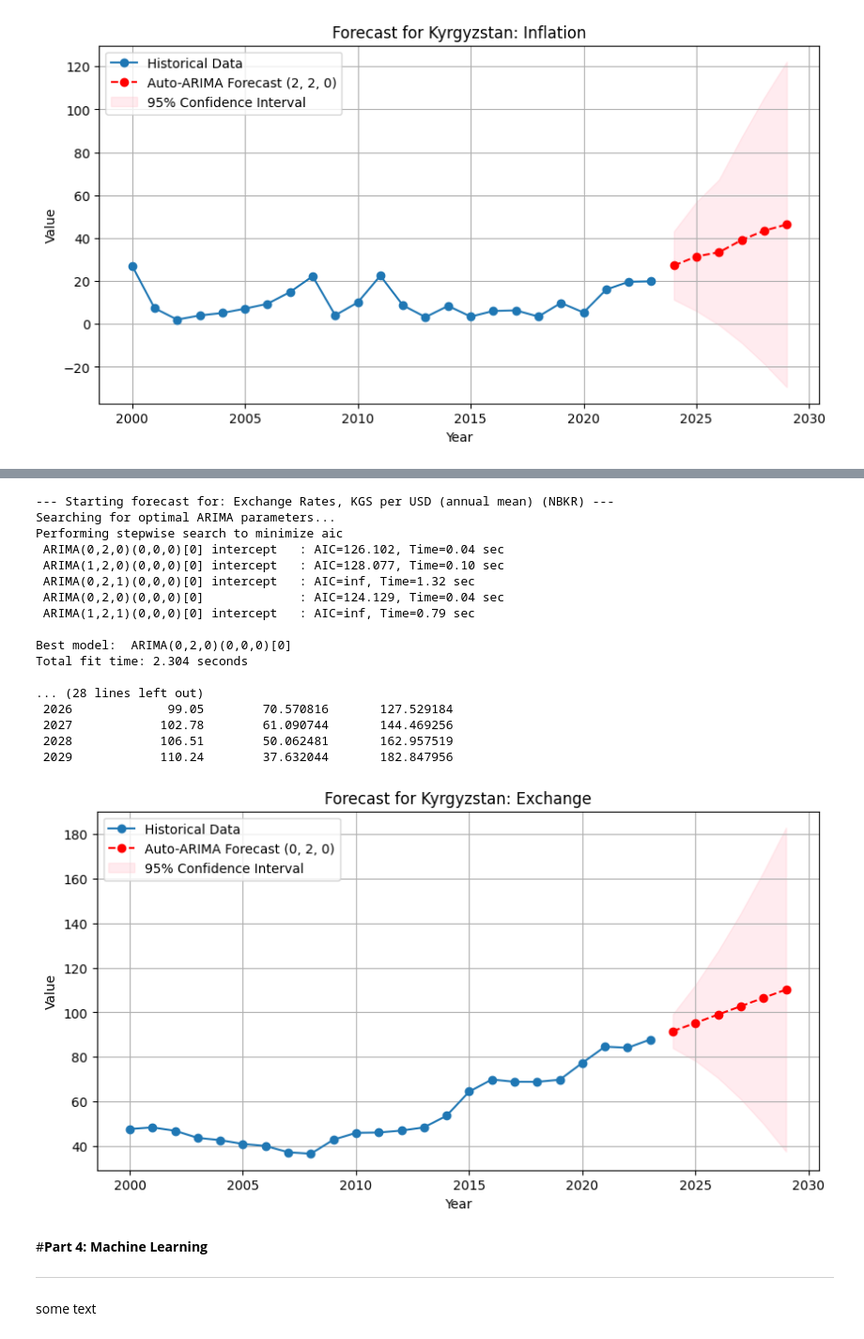
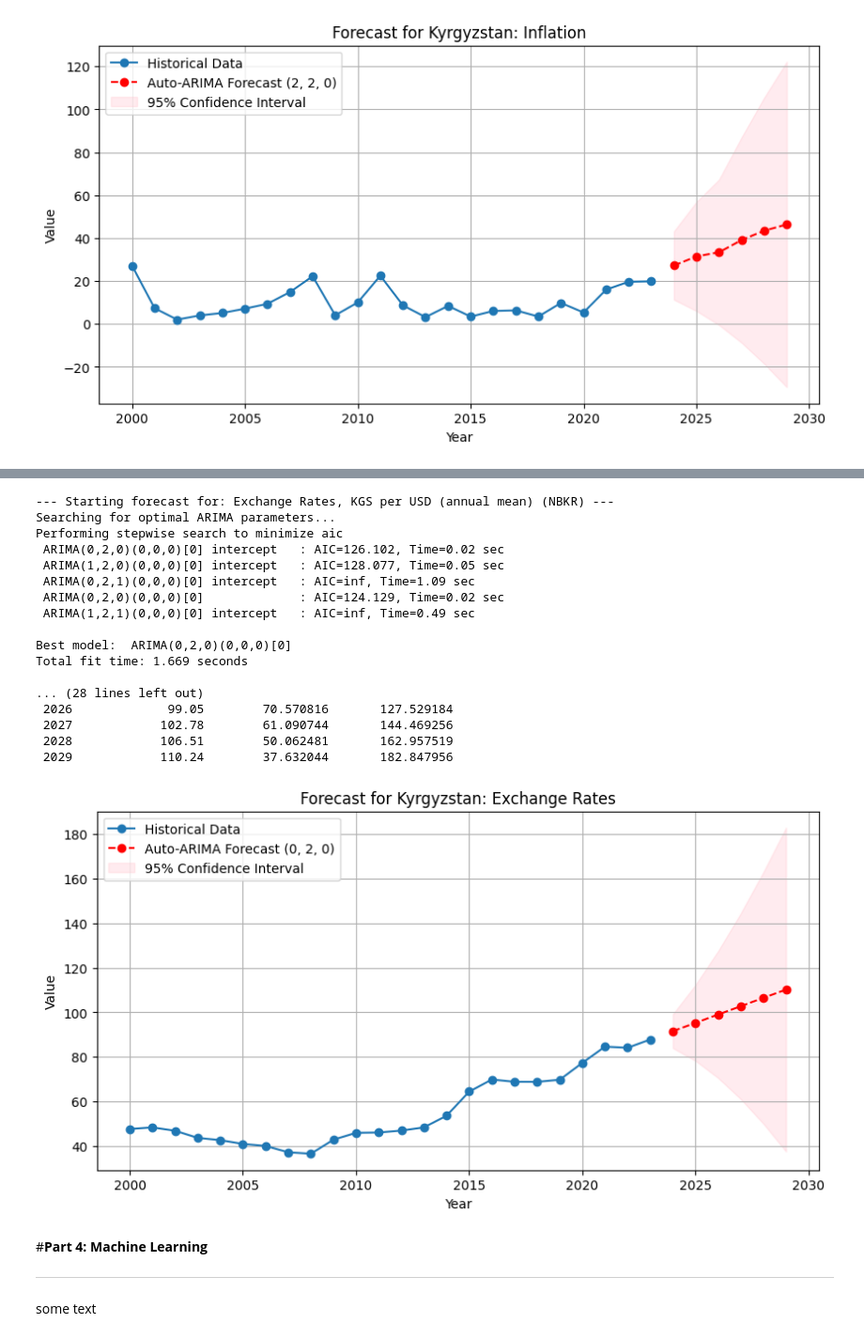
Before and after one commit to ilimkka/DiplomaWork2026Ilim, a Jupyter notebook: DiplomaWorkMain_Ilim.ipynb, the cells around one changed output, grey strips where cells are left out. Shown at 94% size. Saved outputs shown, nothing was run; the diff lists cells and outputs as text; code cells hidden in the pictures.

```diff
--- a/DiplomaWorkMain_Ilim.ipynb
+++ b/DiplomaWorkMain_Ilim.ipynb
@@ -993,41 +1228,41 @@ forecast_df = pd.DataFrame({
     'Upper_Bound_95%': confidence_intervals[:, 1]
 })
 
 print(f"\n--- Forecast for the next {FORECAST_STEPS} years ---")
 print(forecast_df.to_string(index=False))
 
 # 6. Visualization (titles are generated automatically)
 plt.figure(figsize=(10, 5))
 plt.plot(ts_df.index.year, ts_df['Target_Value'], label='Historical Data', marker='o')
 plt.plot(future_years, future_forecast, color='red', label=f'Auto-ARIMA Forecast {auto_model.order}', linestyle='--', marker='o')
 
 plt.fill_between(future_years, confidence_intervals[:, 0], confidence_intervals[:, 1], color='pink', alpha=0.3, label='95% Confidence Interval')
 
-plt.title(f'Forecast for Kyrgyzstan: {INDICATOR_NAME}')
+plt.title(f'Forecast for Kyrgyzstan: Exchange Rates')
 plt.xlabel('Year')
 plt.ylabel('Value')
 plt.legend()
 plt.grid(True)
 plt.show()
 # %% [output]
 --- Starting forecast for: Exchange Rates, KGS per USD (annual mean) (NBKR) ---
 Searching for optimal ARIMA parameters...
 Performing stepwise search to minimize aic
- ARIMA(0,2,0)(0,0,0)[0] intercept   : AIC=126.102, Time=0.04 sec
- ARIMA(1,2,0)(0,0,0)[0] intercept   : AIC=128.077, Time=0.10 sec
- ARIMA(0,2,1)(0,0,0)[0] intercept   : AIC=inf, Time=1.32 sec
- ARIMA(0,2,0)(0,0,0)[0]             : AIC=124.129, Time=0.04 sec
- ARIMA(1,2,1)(0,0,0)[0] intercept   : AIC=inf, Time=0.79 sec
+ ARIMA(0,2,0)(0,0,0)[0] intercept   : AIC=126.102, Time=0.02 sec
+ ARIMA(1,2,0)(0,0,0)[0] intercept   : AIC=128.077, Time=0.05 sec
+ ARIMA(0,2,1)(0,0,0)[0] intercept   : AIC=inf, Time=1.09 sec
+ ARIMA(0,2,0)(0,0,0)[0]             : AIC=124.129, Time=0.02 sec
+ ARIMA(1,2,1)(0,0,0)[0] intercept   : AIC=inf, Time=0.49 sec
 
 Best model:  ARIMA(0,2,0)(0,0,0)[0]
-Total fit time: 2.304 seconds
+Total fit time: 1.669 seconds
 
 ... (28 lines left out)
  2026             99.05        70.570816       127.529184
  2027            102.78        61.090744       144.469256
  2028            106.51        50.062481       162.957519
  2029            110.24        37.632044       182.847956
-[figure, old version]
+[figure, new version]
 # %% [markdown]
 #**Part 4: Machine Learning**
 
```
Also changed, not shown: parts of 14 cells of this notebook.
